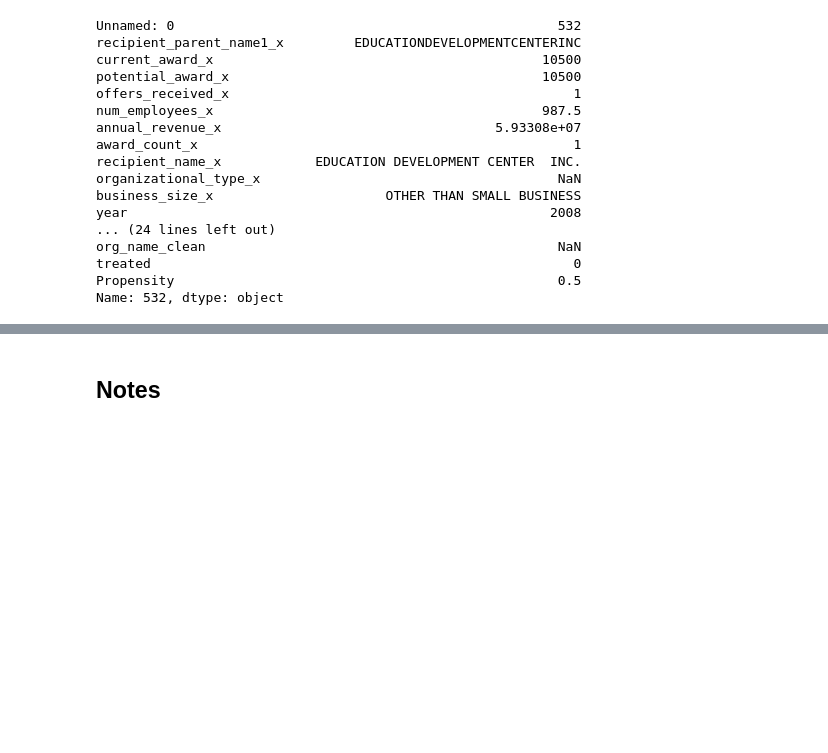
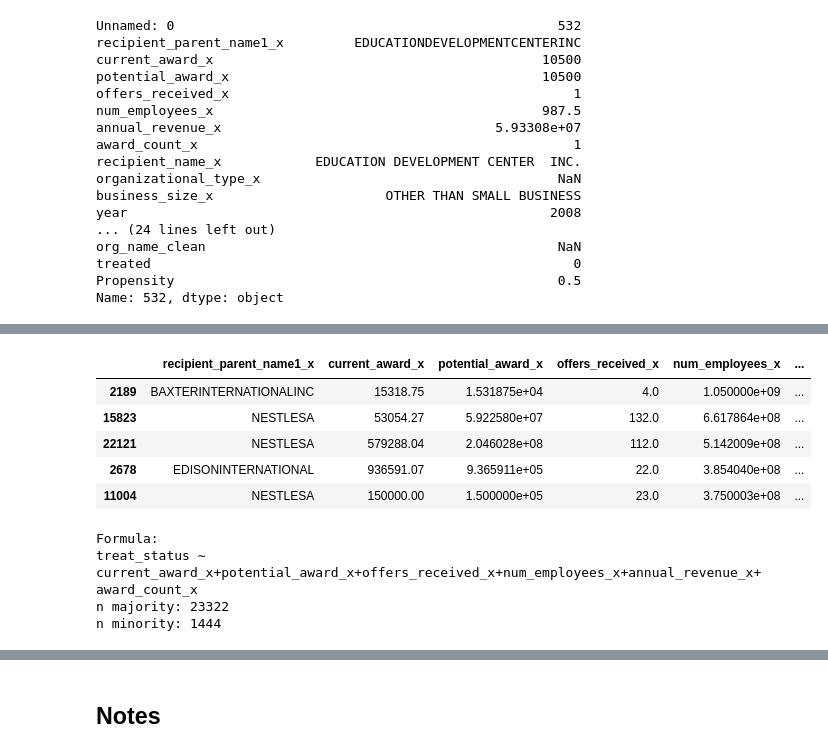
Before and after one commit to yontartu/citizens-united, a Jupyter notebook: append.ipynb, the cells around one changed output, grey strips where cells are left out. Drawn from its saved outputs; the diff is of its cells as text; code cells hidden in the pictures; blank space fills up the shorter version.

```diff
--- a/append.ipynb
+++ b/append.ipynb
@@ -1110,0 +1303,5 @@ KeyError: 96
+# %%
+test = fc_df_dropna[fc_df_dropna.treated == 1]
+control = fc_df_dropna[fc_df_dropna.treated == 0]
+test['treat_status'] = 1
+control['treat_status'] = 0
@@ -1110,0 +1323,13 @@ KeyError: 96
+# %%
+test = test[['recipient_parent_name1_x','current_award_x',
+       'potential_award_x', 'offers_received_x', 'num_employees_x',
+       'annual_revenue_x', 'award_count_x','treat_status']]
+# %%
+test.head()
+# %% [output]
+|  | recipient_parent_name1_x | current_award_x | potential_award_x | offers_received_x | num_employees_x | ... |
+| 2189 | BAXTERINTERNATIONALINC | 15318.75 | 1.531875e+04 | 4.0 | 1.050000e+09 | ... |
+| 15823 | NESTLESA | 53054.27 | 5.922580e+07 | 132.0 | 6.617864e+08 | ... |
+| 22121 | NESTLESA | 579288.04 | 2.046028e+08 | 112.0 | 5.142009e+08 | ... |
+| 2678 | EDISONINTERNATIONAL | 936591.07 | 9.365911e+05 | 22.0 | 3.854040e+08 | ... |
+| 11004 | NESTLESA | 150000.00 | 1.500000e+05 | 23.0 | 3.750003e+08 | ... |
@@ -1110,0 +1340,7 @@ KeyError: 96
+# %%
+m = Matcher(test, control, yvar="treat_status", exclude=['recipient_parent_name1_x'])
+# %% [output]
+Formula:
+treat_status ~ current_award_x+potential_award_x+offers_received_x+num_employees_x+annual_revenue_x+award_count_x
+n majority: 23322
+n minority: 1444
```
Also changed, not shown: parts of 33 cells of this notebook, 1 other file.
